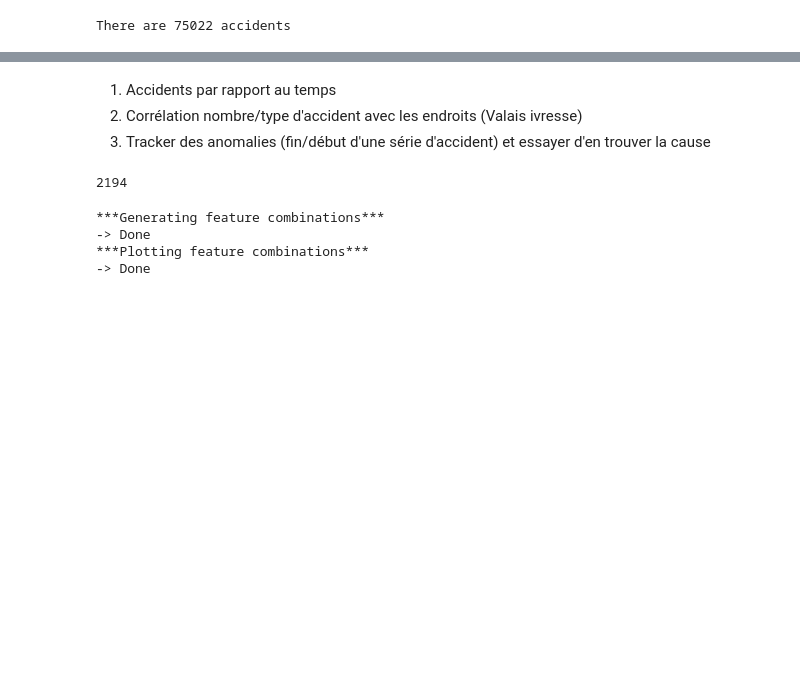
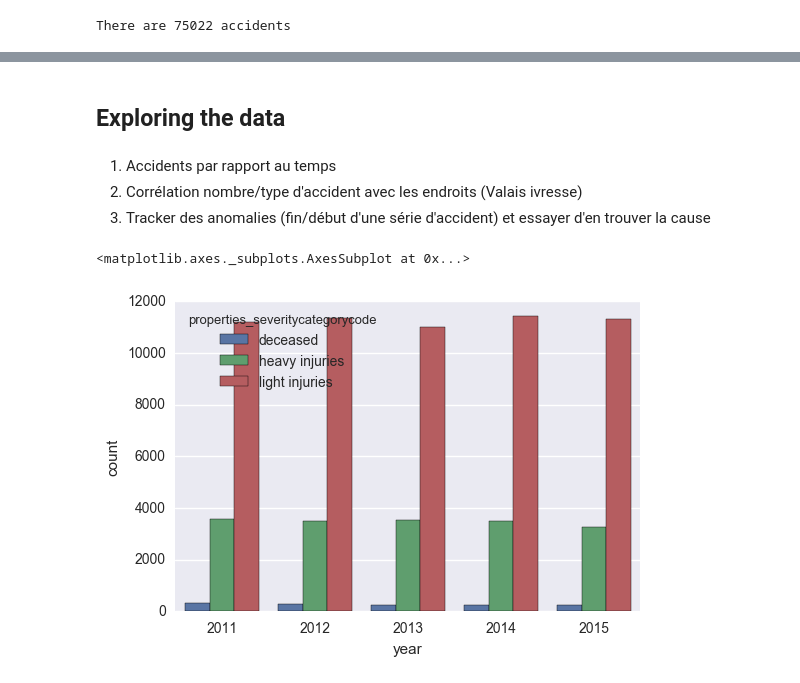
Before and after one commit to Jokau/ada-project, a Jupyter notebook: project_data_scraping.ipynb, the cells around one changed output, grey strips where cells are left out. Saved outputs shown, nothing was run; the diff lists cells and outputs as text; code cells hidden in the pictures; blank space fills up the shorter version.

```diff
--- a/project_data_scraping.ipynb
+++ b/project_data_scraping.ipynb
@@ -268,5 +293,10 @@ accidents_df = accidents_df.groupby(by=accidents_df.index).agg({
 print('There are', len(accidents_df), 'accidents')
 # %% [output]
 There are 75022 accidents
+# %%
+categorical_columns = list(accidents_df.columns)
+categorical_columns.remove('geometry_coordinates')
+for col in categorical_columns:
+    accidents_df[col] = accidents_df[col].astype('category')
 # %%
 accidents_df.to_csv('data/accidents.csv')
@@ -274,0 +308,25 @@ accidents_df.to_csv('data/accidents.csv')
+# %%
+def ch1903_to_wgs84(east, north):
+    # Convert origin, where Bern is 0,0
+    east -= 600000
+    north -= 200000
+    east /= 1000000
+    north /= 1000000
+    # Calculate longitude and latitude in 10000" units
+    lon = 2.6779094
+    lon += 4.728982 * east
+    lon += 0.791484 * east * north
+    lon += 0.1306 * east * north * north
+    lon -= 0.0436 * east * east * east
+    lat = 16.9023892
+    lat += 3.238272 * north;
+    lat -= 0.270978 * east * east
+    lat -= 0.002528 * north * north
+    lat -= 0.0447 * east * east * north
+    lat -= 0.0140 * north * north * north
+    # Convert longitude and latitude back in degrees.
+    lon *= 100 / 36
+    lat *= 100 / 36
+    return [lat, lon]
+# %%
+accidents_df['wgs84_coordinates'] = accidents_df.geometry_coordinates.apply(lambda x: ch1903_to_wgs84(*x))
@@ -275,3 +343,5 @@ accidents_df.to_csv('data/accidents.csv')
+# %% [markdown]
+## Exploring the data
 # %% [markdown]
 1) Accidents par rapport au temps<br>
 2) Corrélation nombre/type d'accident avec les endroits (Valais ivresse)<br>
@@ -287,4 +348,0 @@ plot_feature_combination(df, ['time', 'severity_category'])
-# %%
-len(df.fsocommunecode.unique())
-# %% [output]
-2194
@@ -293,7 +349,5 @@ plot_feature_combination(df, ['accident_type_code', 'severity_category_code'])
-# %%
-plot_all_feature_combinations(df, ['coordinates'], 2)
-# %% [output]
-***Generating feature combinations***
--> Done
-***Plotting feature combinations***
--> Done
+# %%
+sns.countplot(x='year', hue='properties_severitycategorycode', data=accidents_df)
+# %% [output]
+<matplotlib.axes._subplots.AxesSubplot at 0x...>
+[figure, added]
```
Also changed, not shown: parts of 15 cells of this notebook, 2 other files.
